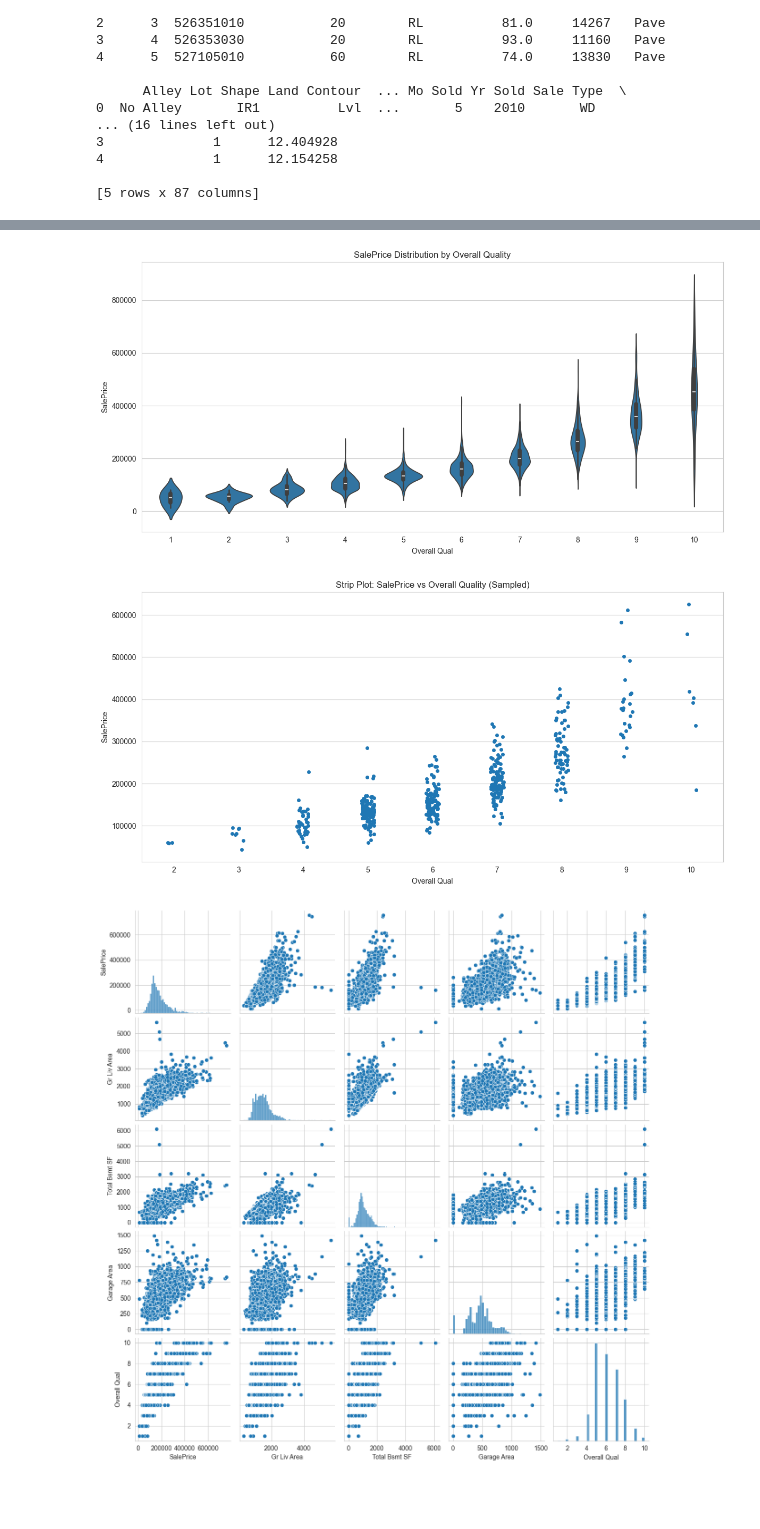
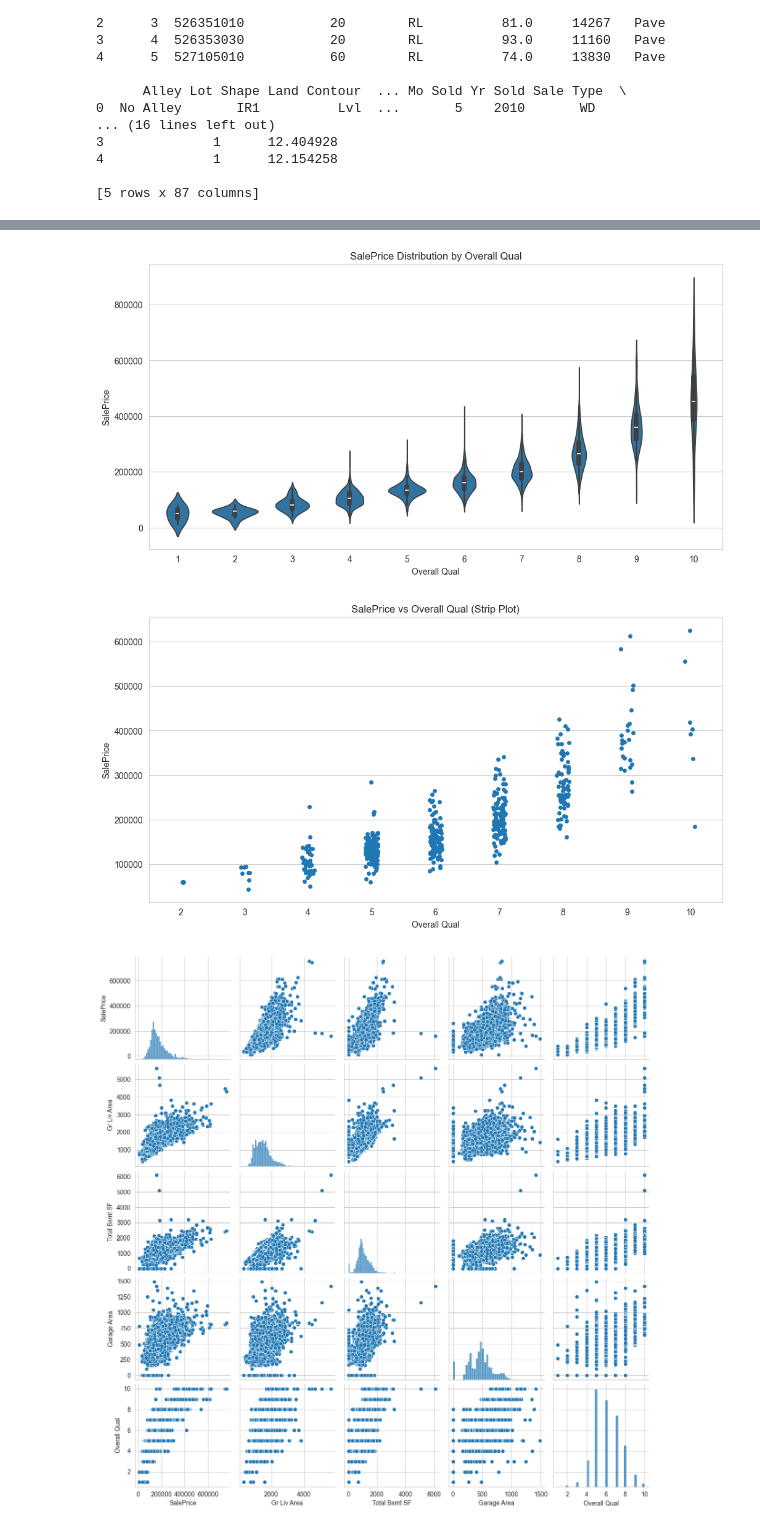
Before and after one commit to LizaGiorgobiani/House-Price-Prediction, a Jupyter notebook: notebooks/03_eda_visualization.ipynb, the cells around one changed output, grey strips where cells are left out. Saved outputs shown, nothing was run; the diff lists cells and outputs as text; code cells hidden in the pictures; blank space fills up the shorter version.

```diff
--- a/notebooks/03_eda_visualization.ipynb
+++ b/notebooks/03_eda_visualization.ipynb
@@ -7,13 +22,6 @@ import os
 # %%
-#set visualization style for consistency
-sns.set_style("whitegrid")
-plt.rcParams["figure.figsize"] = (10, 6)
-
-#create directory for saving figures if it does not exist
-os.makedirs("../reports/figures", exist_ok=True)
-
 #load cleaned data produced in preprocessing step
-house_df = pd.read_csv('../data/housing_data_cleaned.csv')
+house_df = dp.load_csv('../data/housing_data_cleaned.csv')
 
 #preview dataset to ensure it loaded correctly
 print("Dataset shape:", house_df.shape)
@@ -177,24 +160,23 @@ plt.show()
 # %%
-#violin plot to analyze SalePrice distribution across overall quality levels
-plt.figure(figsize=(12, 6))
-sns.violinplot(x="Overall Qual", y="SalePrice", data=house_df)
-plt.title("SalePrice Distribution by Overall Quality")
-plt.tight_layout()
-plt.savefig("../reports/figures/violin_saleprice_by_quality.png")
-plt.show()
+# violin plot to analyze SalePrice distribution across overall quality levels
+vz.plot_violin(
+    house_df,
+    x_col="Overall Qual",
+    y_col="SalePrice",
+    save_path="../reports/figures/violin_saleprice_by_quality.png"
+)
 
 #strip plot sampled to avoid overcrowding
-sample_df = house_df.sample(500, random_state=42)
-
-plt.figure(figsize=(12, 6))
-sns.stripplot(x="Overall Qual", y="SalePrice", data=sample_df)
-plt.title("Strip Plot: SalePrice vs Overall Quality (Sampled)")
-plt.tight_layout()
-plt.savefig("../reports/figures/swarm_saleprice_by_quality.png")
-plt.show()
+vz.plot_strip(
+    house_df,
+    x_col="Overall Qual",
+    y_col="SalePrice",
+    sample_size=500,
+    save_path="../reports/figures/swarm_saleprice_by_quality.png"
+)
 # %% [output]
-[figure, old version]
+[figure, new version]
-[figure, old version]
+[figure, new version]
 # %%
 #select key numerical features for pair plot
 selected_features = [
```
Also changed, not shown: parts of 10 cells of this notebook, 17 other files.
